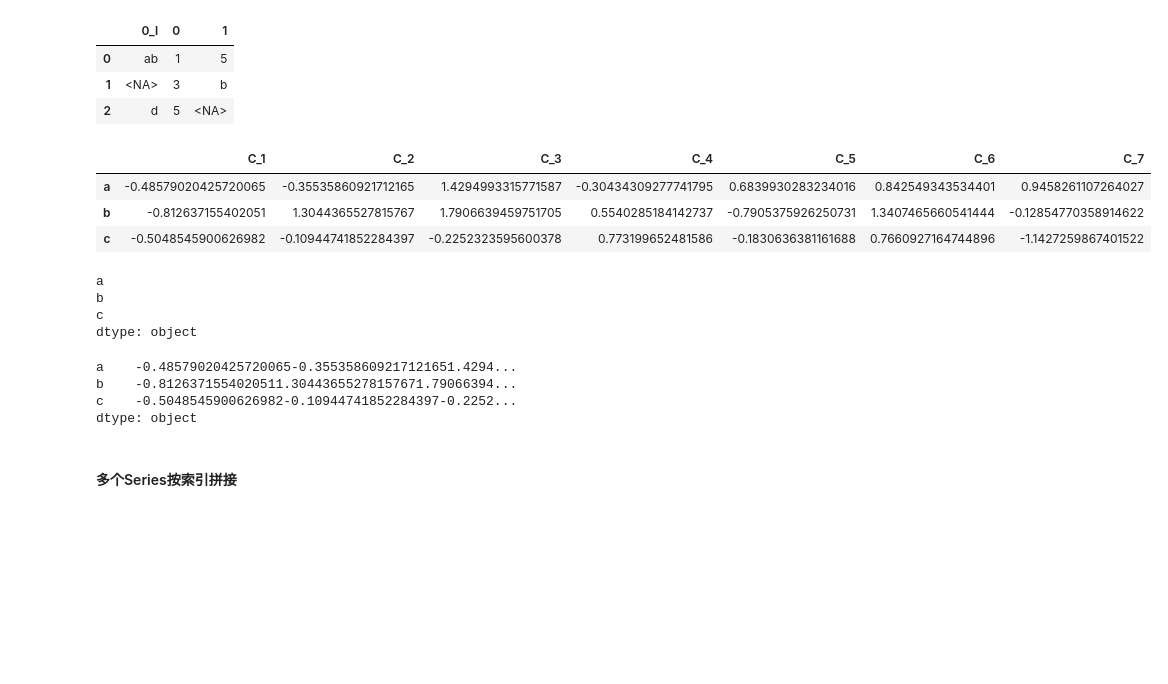
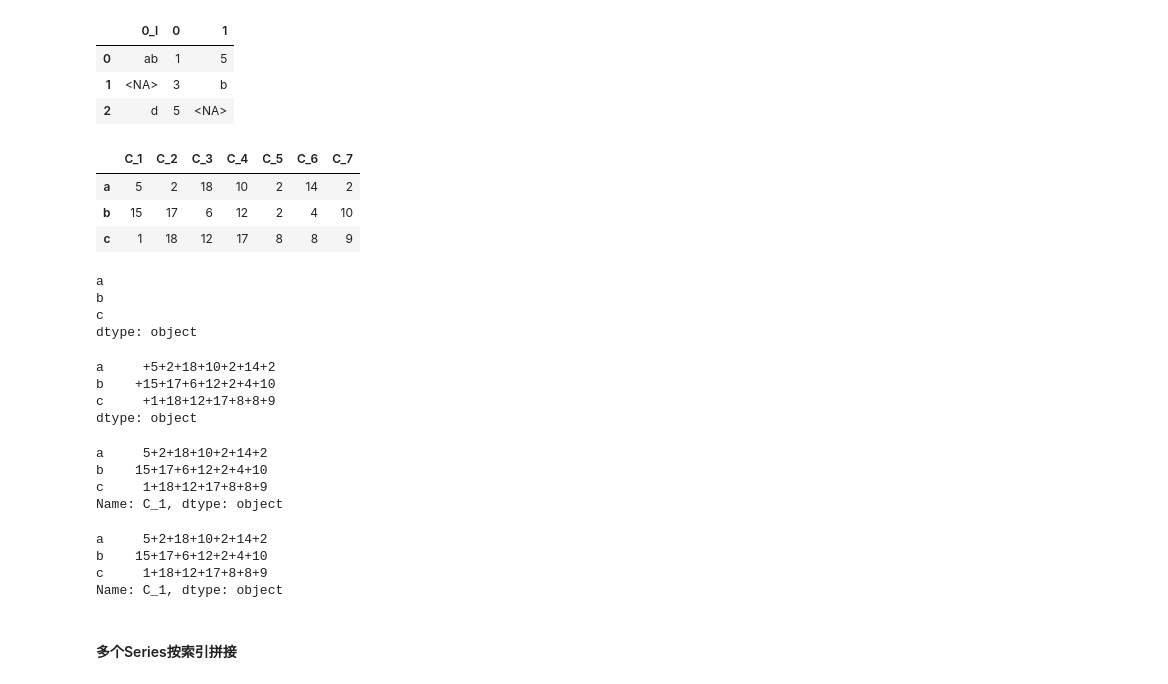
Before and after one commit to flashriver/joyfull_pandas, a Jupyter notebook: 07.ipynb, the cells around one changed output. Drawn from its saved outputs; the diff is of its cells as text; code cells hidden in the pictures; blank space fills up the shorter version.

```diff
--- a/07.ipynb
+++ b/07.ipynb
@@ -455,24 +612,43 @@ s.to_frame().join(d_,lsuffix='_l')
 # %%
 # 一个将df按行拼接起来的思路
 # 先构造索引一致且值全为空字符串的Series,然后用Series拼接df的方式, 用这个Series去拼接表
-df=pd.DataFrame(np.random.randn(21).reshape(3,7),index=list('abc'),columns=['C_1','C_2','C_3','C_4','C_5','C_6','C_7']).astype('str')
+df=pd.DataFrame(np.random.randint(0,20,21).reshape(3,7),index=list('abc'),columns=['C_1','C_2','C_3','C_4','C_5','C_6','C_7']).astype('str')
 display(df)
 s1=pd.Series(''*3,index=df.index)
 display(s1)
-s1.str.cat(df,na_rep='*')
+s1.str.cat(df,sep='+',na_rep='*')
 # %% [output]
 |  | C_1 | C_2 | C_3 | C_4 | C_5 | C_6 | C_7 |
-| a | -0.48579020425720065 | -0.35535860921712165 | 1.4294993315771587 | -0.30434309277741795 | 0.6839930283234016 | 0.842549343534401 | 0.9458261107264027 |
-| b | -0.812637155402051 | 1.3044365527815767 | 1.7906639459751705 | 0.5540285184142737 | -0.7905375926250731 | 1.3407465660541444 | -0.12854770358914622 |
-| c | -0.5048545900626982 | -0.10944741852284397 | -0.2252323595600378 | 0.773199652481586 | -0.1830636381161688 | 0.7660927164744896 | -1.1427259867401522 |
+| a | 5 | 2 | 18 | 10 | 2 | 14 | 2 |
+| b | 15 | 17 | 6 | 12 | 2 | 4 | 10 |
+| c | 1 | 18 | 12 | 17 | 8 | 8 | 9 |
 a
 b
 c
 dtype: object
-a    -0.48579020425720065-0.355358609217121651.4294...
-b    -0.8126371554020511.30443655278157671.79066394...
-c    -0.5048545900626982-0.10944741852284397-0.2252...
+a     +5+2+18+10+2+14+2
+b    +15+17+6+12+2+4+10
+c     +1+18+12+17+8+8+9
 dtype: object
+# %%
+# 或者, 将df的第一列单独拿出来作为 series, 用上述方法, 与 df 剩余的列进行拼接
+df.C_1.str.cat(df.iloc[:,1:],sep='+',na_rep='*')
+# %% [output]
+a     5+2+18+10+2+14+2
+b    15+17+6+12+2+4+10
+c     1+18+12+17+8+8+9
+Name: C_1, dtype: object
+# %%
+# 还可以将df拆分成series, 然后用循环,进行拼接
+s1=df.C_1
+for col in df.columns[1:]:
+    s1=s1.str.cat(df[col],sep='+')
+s1
+# %% [output]
+a     5+2+18+10+2+14+2
+b    15+17+6+12+2+4+10
+c     1+18+12+17+8+8+9
+Name: C_1, dtype: object
 # %% [markdown]
 #### 多个Series按索引拼接
 # %%
```
Also changed, not shown: parts of 121 cells of this notebook.
